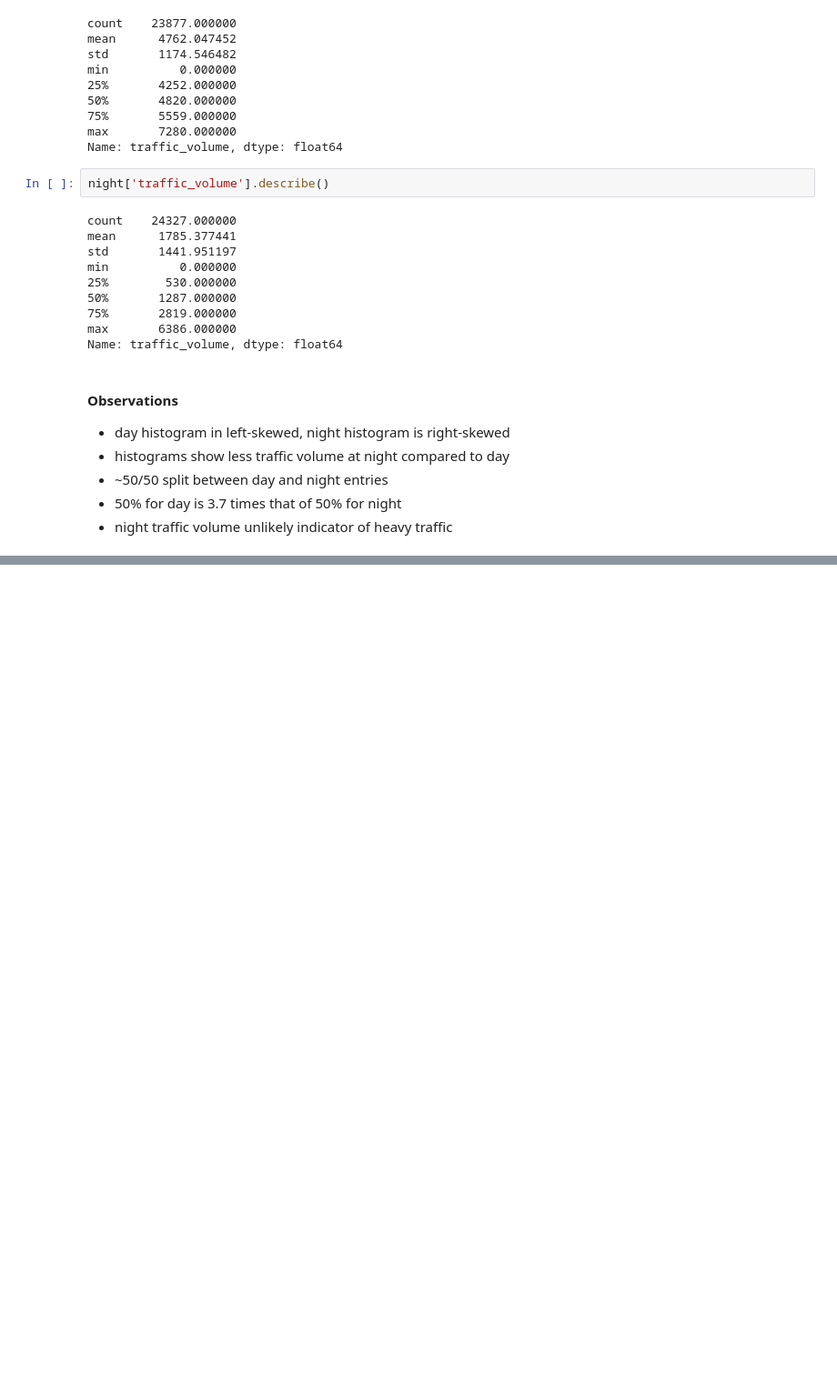
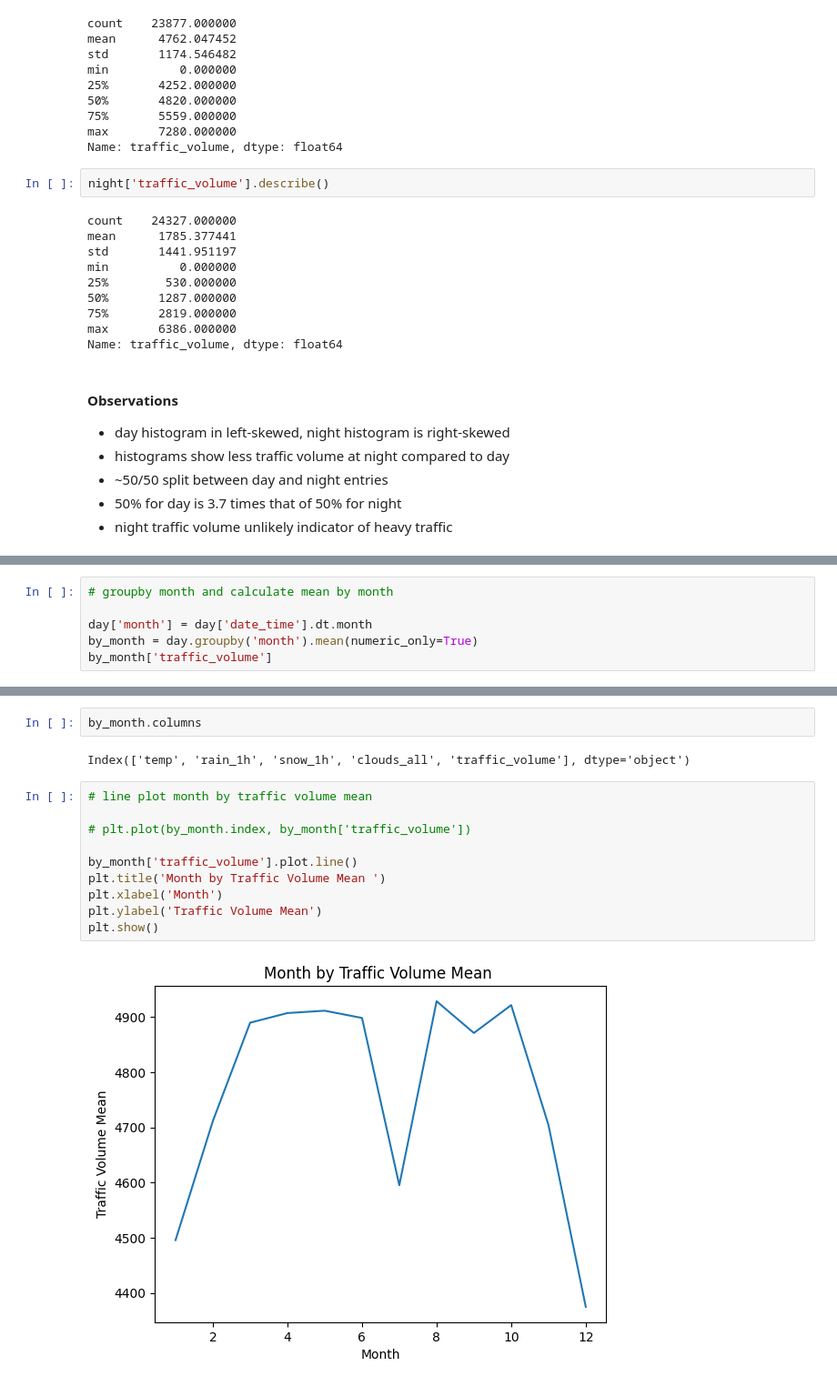
Before and after one commit to slp22/dataquest-projects, a Jupyter notebook: 2_2_dataquest-interstate-traffic-volume.ipynb, the cells around one changed output, grey strips where cells are left out. Shown at 91% size. Cells and saved outputs as stored; diff of their text form; blank space fills up the shorter version.

Commit message:
5 time indicators

```diff
--- a/2_2_dataquest-interstate-traffic-volume.ipynb
+++ b/2_2_dataquest-interstate-traffic-volume.ipynb
@@ -218,0 +221,6 @@ Name: traffic_volume, dtype: float64
+# %%
+# groupby month and calculate mean by month
+
+day['month'] = day['date_time'].dt.month
+by_month = day.groupby('month').mean(numeric_only=True)
+by_month['traffic_volume']
@@ -218,0 +252,16 @@ Name: traffic_volume, dtype: float64
+# %%
+by_month.columns
+# %% [output]
+Index(['temp', 'rain_1h', 'snow_1h', 'clouds_all', 'traffic_volume'], dtype='object')
+# %%
+# line plot month by traffic volume mean
+
+# plt.plot(by_month.index, by_month['traffic_volume'])
+
+by_month['traffic_volume'].plot.line()
+plt.title('Month by Traffic Volume Mean ')
+plt.xlabel('Month')
+plt.ylabel('Traffic Volume Mean')
+plt.show()
+# %% [output]
+[figure, added]
```
Also changed, not shown: parts of 4 cells of this notebook.
